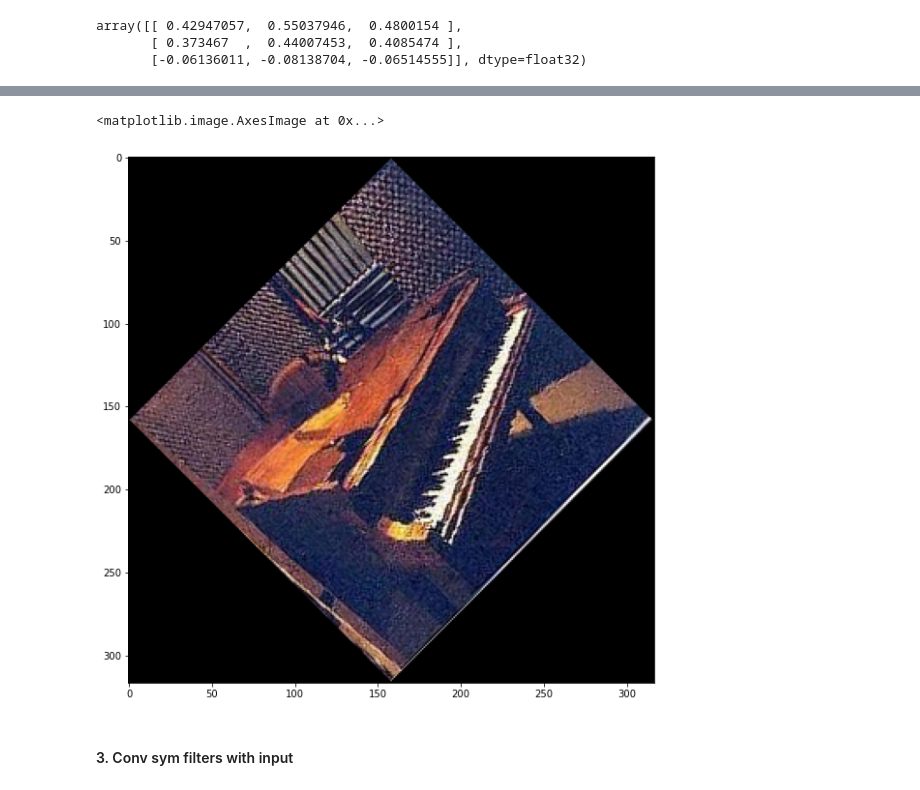
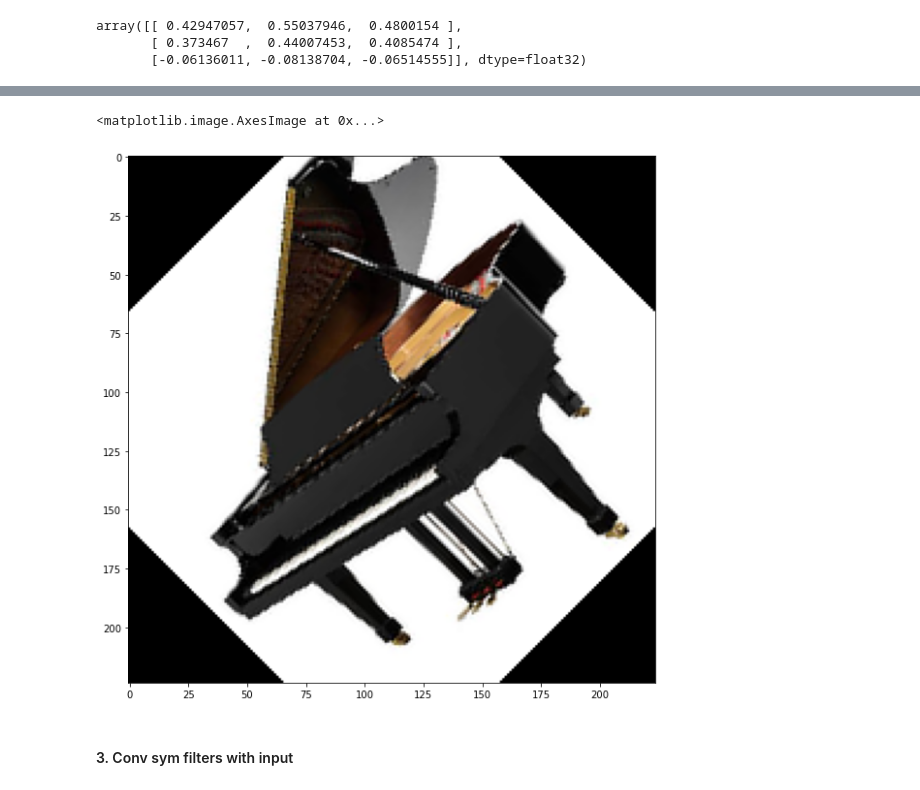
Before and after one commit to liamaltarac/SYS809_Feature_Matching, a Jupyter notebook: models/matthew_filter_test.ipynb, the cells around one changed output, grey strips where cells are left out. Cells and saved outputs as stored; diff of their text form; code cells hidden in the pictures.

```diff
--- a/models/matthew_filter_test.ipynb
+++ b/models/matthew_filter_test.ipynb
@@ -197,7 +199,7 @@ plt.show()
 [figure]
 # %%
 
-img = load_img("../Caltech256/test/091.grand-piano-101/091_0080.jpg", [224,224,3], preprocess=False)
+img = load_img("../images/test_piano.jpg", [224,224,3], preprocess=False)
 plt.imshow(img)
 # %% [output]
 <matplotlib.image.AxesImage at 0x...>
@@ -205,9 +207,9 @@ plt.imshow(img)
 # %%
-img_rot = ndimage.rotate(img, 45)
-plt.imshow(img_rot)
+img = ndimage.rotate(img, 45, reshape=False)
+plt.imshow(img)
 # %% [output]
 <matplotlib.image.AxesImage at 0x...>
-[figure, old version]
+[figure, new version]
 # %% [markdown]
 #### 3. Conv sym filters with input
 # %%
```
Also changed, not shown: parts of 7 cells of this notebook, 8 other files.
